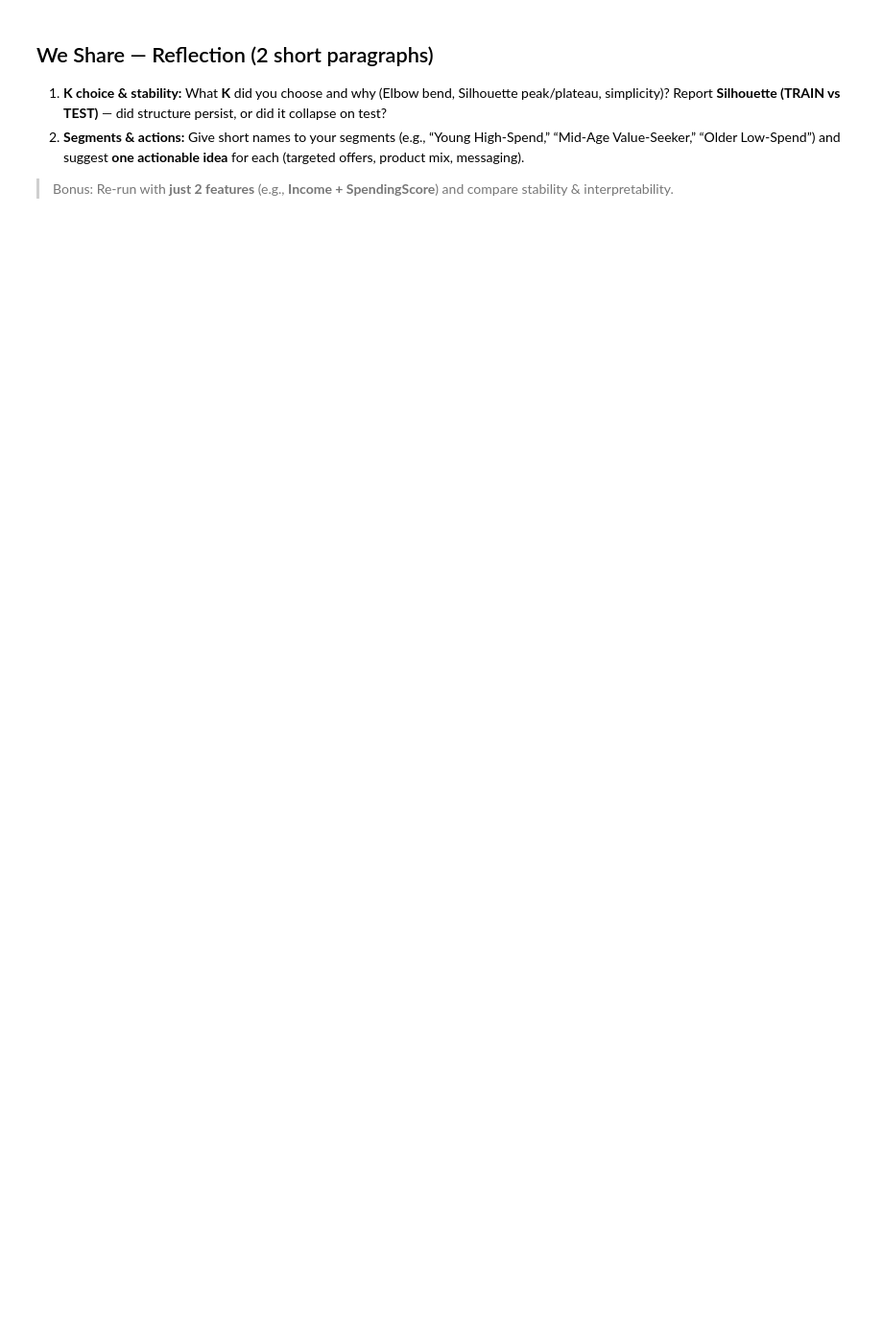
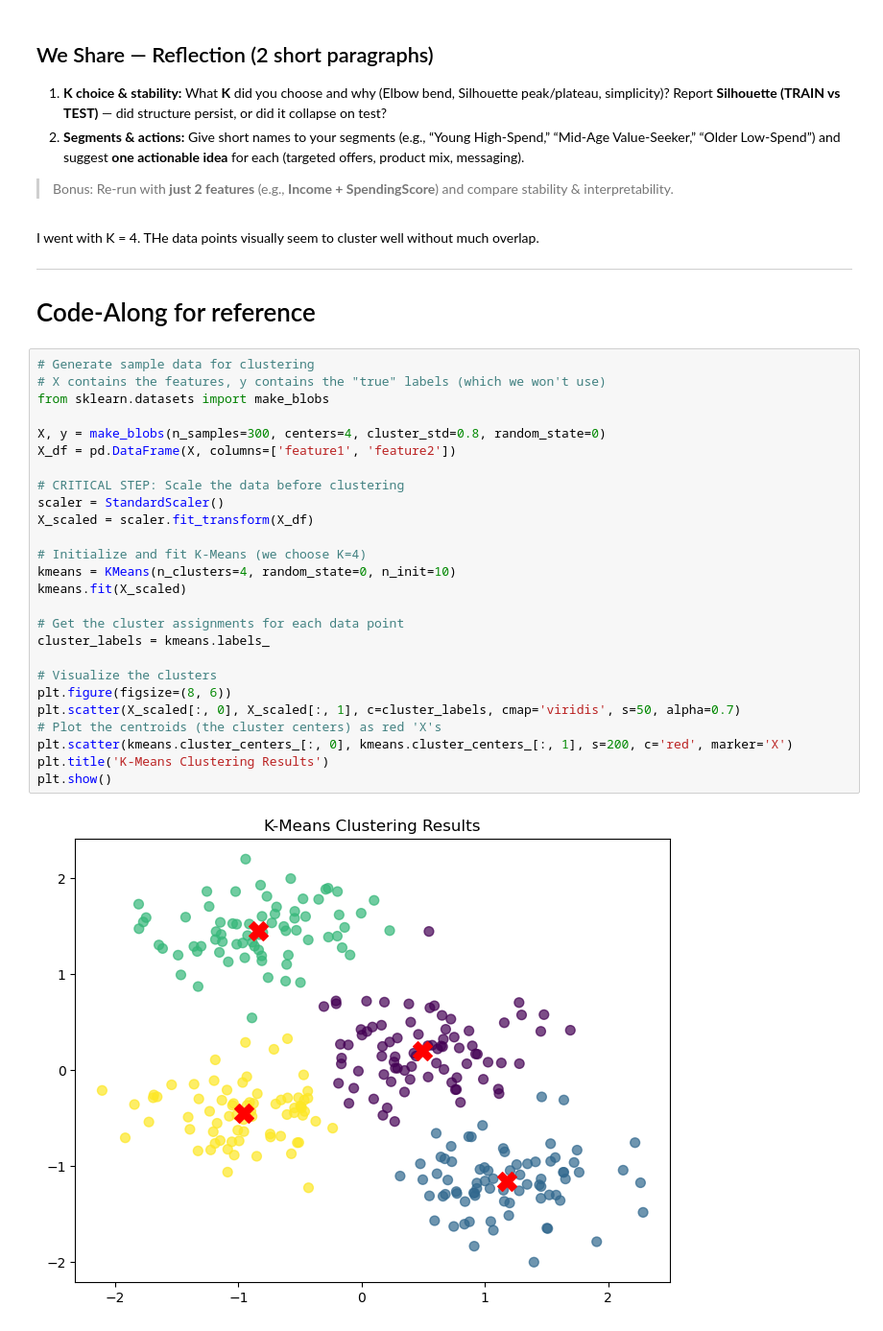
Before and after one commit to ro-the-creator/DA2025_Lectures, a Jupyter notebook: Mod6/CodeAssignments/Mod6L16_CodeAssignment_STUDENT.ipynb, the cells around one changed output. Shown at 96% size. Cells and saved outputs as stored; diff of their text form; blank space fills up the shorter version.

```diff
--- a/Mod6/CodeAssignments/Mod6L16_CodeAssignment_STUDENT.ipynb
+++ b/Mod6/CodeAssignments/Mod6L16_CodeAssignment_STUDENT.ipynb
@@ -159,3 +182,37 @@ None
 2) **Segments & actions:** Give short names to your segments (e.g., “Young High-Spend,” “Mid-Age Value-Seeker,” “Older Low-Spend”) and suggest **one actionable idea** for each (targeted offers, product mix, messaging).
 
 > Bonus: Re-run with **just 2 features** (e.g., **Income + SpendingScore**) and compare stability & interpretability.
+# %% [markdown]
+I went with K = 4. THe data points visually seem to cluster well without much overlap.
+
+***
+
+# Code-Along for reference
+# %%
+# Generate sample data for clustering
+# X contains the features, y contains the "true" labels (which we won't use)
+from sklearn.datasets import make_blobs
+
+X, y = make_blobs(n_samples=300, centers=4, cluster_std=0.8, random_state=0)
+X_df = pd.DataFrame(X, columns=['feature1', 'feature2'])
+
+# CRITICAL STEP: Scale the data before clustering
+scaler = StandardScaler()
+X_scaled = scaler.fit_transform(X_df)
+
+# Initialize and fit K-Means (we choose K=4)
+kmeans = KMeans(n_clusters=4, random_state=0, n_init=10)
+kmeans.fit(X_scaled)
+
+# Get the cluster assignments for each data point
+cluster_labels = kmeans.labels_
+
+# Visualize the clusters
+plt.figure(figsize=(8, 6))
+plt.scatter(X_scaled[:, 0], X_scaled[:, 1], c=cluster_labels, cmap='viridis', s=50, alpha=0.7)
+# Plot the centroids (the cluster centers) as red 'X's
+plt.scatter(kmeans.cluster_centers_[:, 0], kmeans.cluster_centers_[:, 1], s=200, c='red', marker='X')
+plt.title('K-Means Clustering Results')
+plt.show()
+# %% [output]
+[figure, added]
```
Also changed, not shown: parts of 13 cells of this notebook, 1 other file.
